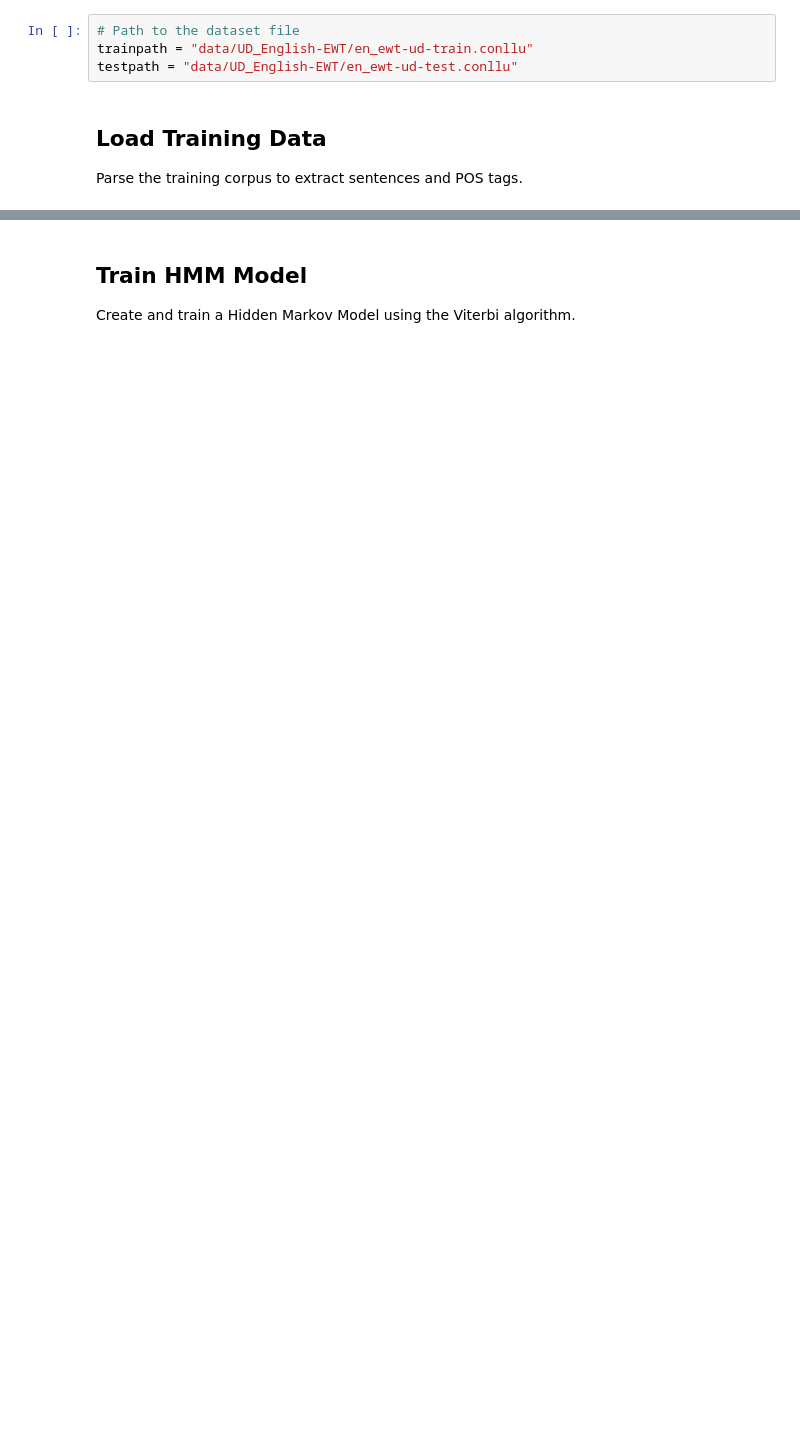
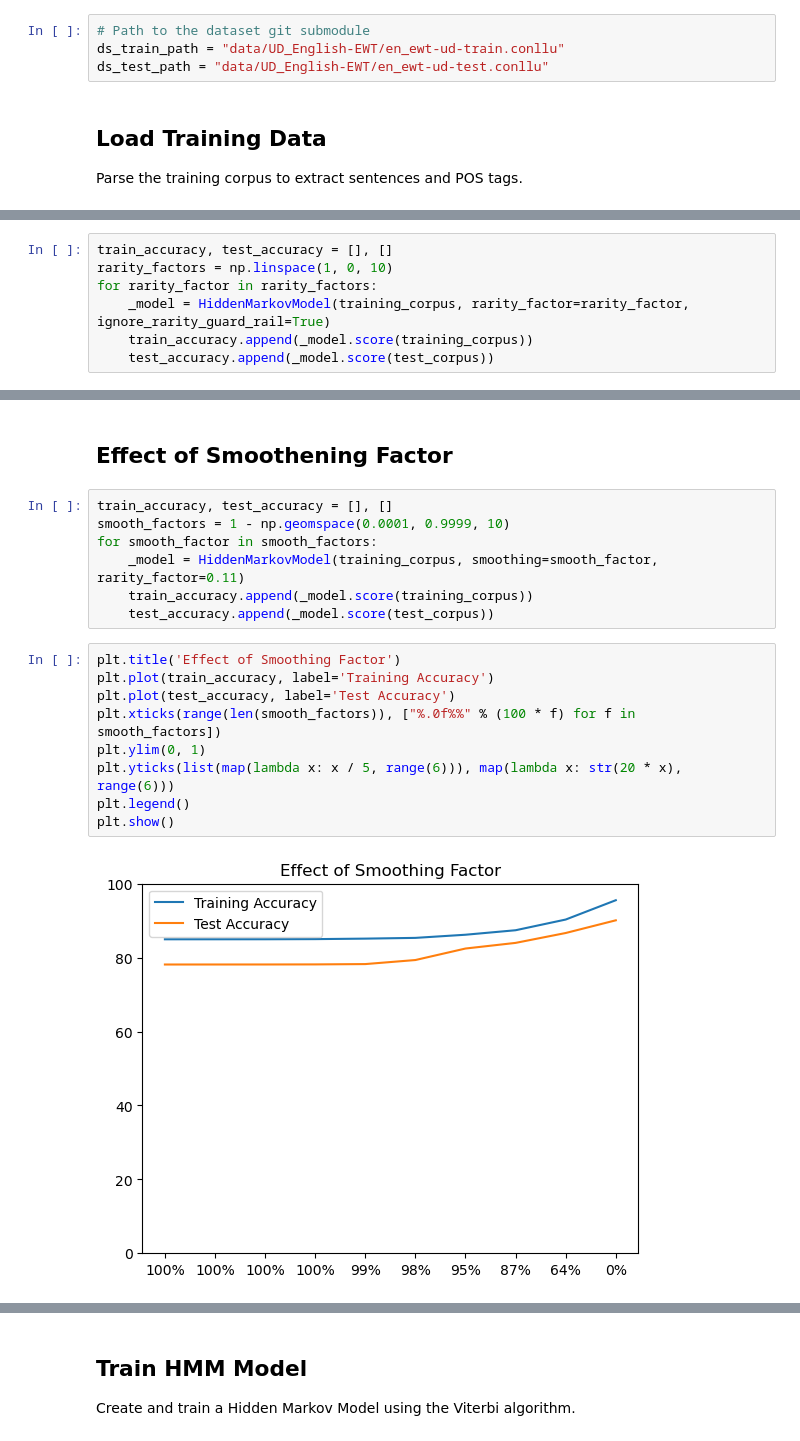
Before and after one commit to Minecraftian14/nlp-hmm-viterbi, a Jupyter notebook: HMM Experiment.ipynb, the cells around one changed output, grey strips where cells are left out. Drawn from its saved outputs; the diff is of its cells as text; blank space fills up the shorter version.

```diff
--- a/HMM Experiment.ipynb
+++ b/HMM Experiment.ipynb
@@ -51,9 +54,9 @@ from hmm_viterbi import HiddenMarkovModel
 %load_ext autoreload
 %autoreload 2
 # %%
-# Path to the dataset file
-trainpath = "data/UD_English-EWT/en_ewt-ud-train.conllu"
-testpath = "data/UD_English-EWT/en_ewt-ud-test.conllu"
+# Path to the dataset git submodule
+ds_train_path = "data/UD_English-EWT/en_ewt-ud-train.conllu"
+ds_test_path = "data/UD_English-EWT/en_ewt-ud-test.conllu"
 # %% [markdown]
 ## Load Training Data
 
@@ -71,0 +101,7 @@ Example: [('Al', 'PROPN'), ('-', 'PUNCT'), ('Zaman', 'PROPN'), (':', 'PUNCT'), (
+# %%
+train_accuracy, test_accuracy = [], []
+rarity_factors = np.linspace(1, 0, 10)
+for rarity_factor in rarity_factors:
+    _model = HiddenMarkovModel(training_corpus, rarity_factor=rarity_factor, ignore_rarity_guard_rail=True)
+    train_accuracy.append(_model.score(training_corpus))
+    test_accuracy.append(_model.score(test_corpus))
@@ -71,0 +119,20 @@ Example: [('Al', 'PROPN'), ('-', 'PUNCT'), ('Zaman', 'PROPN'), (':', 'PUNCT'), (
+# %% [markdown]
+## Effect of Smoothening Factor
+# %%
+train_accuracy, test_accuracy = [], []
+smooth_factors = 1 - np.geomspace(0.0001, 0.9999, 10)
+for smooth_factor in smooth_factors:
+    _model = HiddenMarkovModel(training_corpus, smoothing=smooth_factor, rarity_factor=0.11)
+    train_accuracy.append(_model.score(training_corpus))
+    test_accuracy.append(_model.score(test_corpus))
+# %%
+plt.title('Effect of Smoothing Factor')
+plt.plot(train_accuracy, label='Training Accuracy')
+plt.plot(test_accuracy, label='Test Accuracy')
+plt.xticks(range(len(smooth_factors)), ["%.0f%%" % (100 * f) for f in smooth_factors])
+plt.ylim(0, 1)
+plt.yticks(list(map(lambda x: x / 5, range(6))), map(lambda x: str(20 * x), range(6)))
+plt.legend()
+plt.show()
+# %% [output]
+[figure, added]
```
Also changed, not shown: parts of 22 cells of this notebook, 5 other files.
